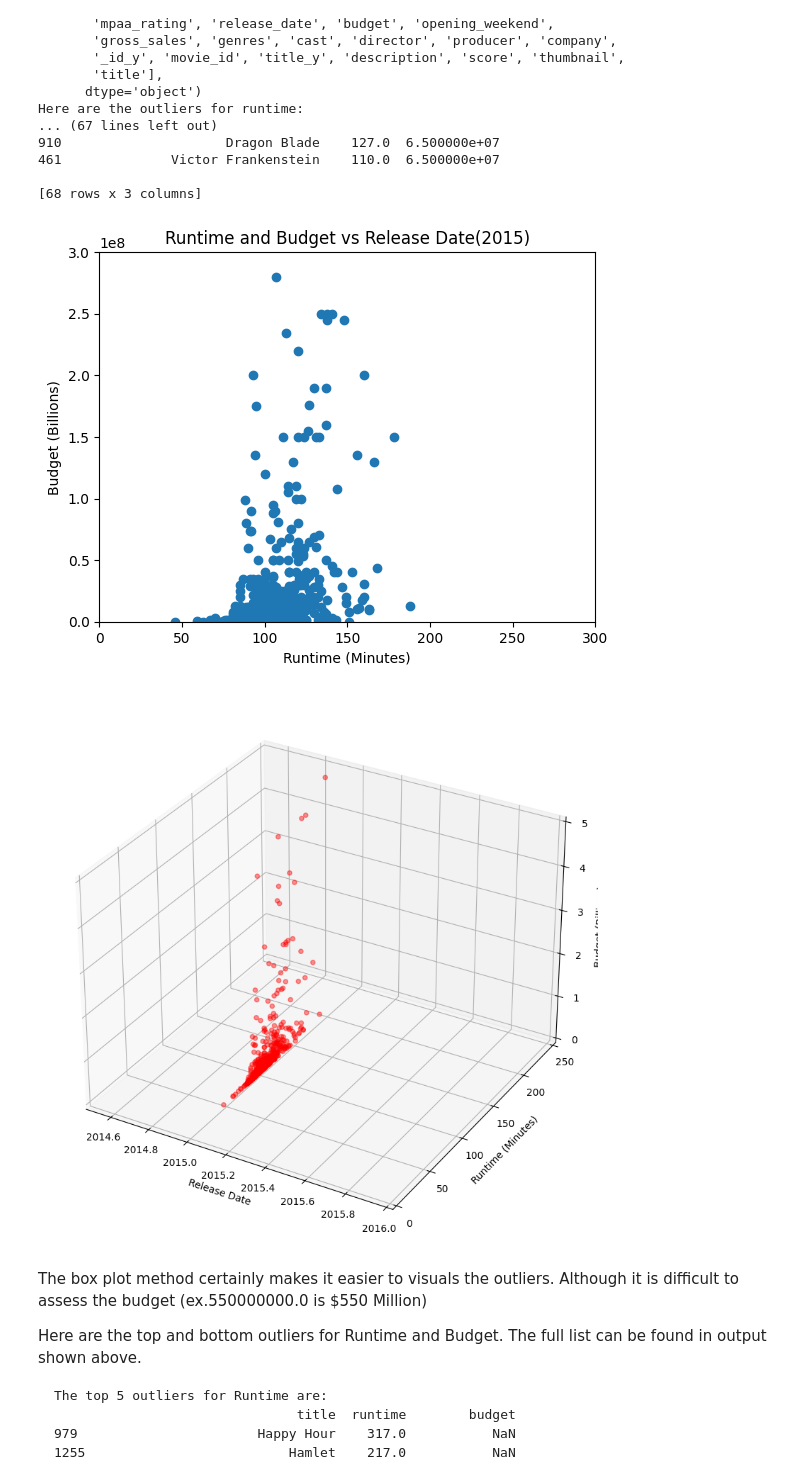
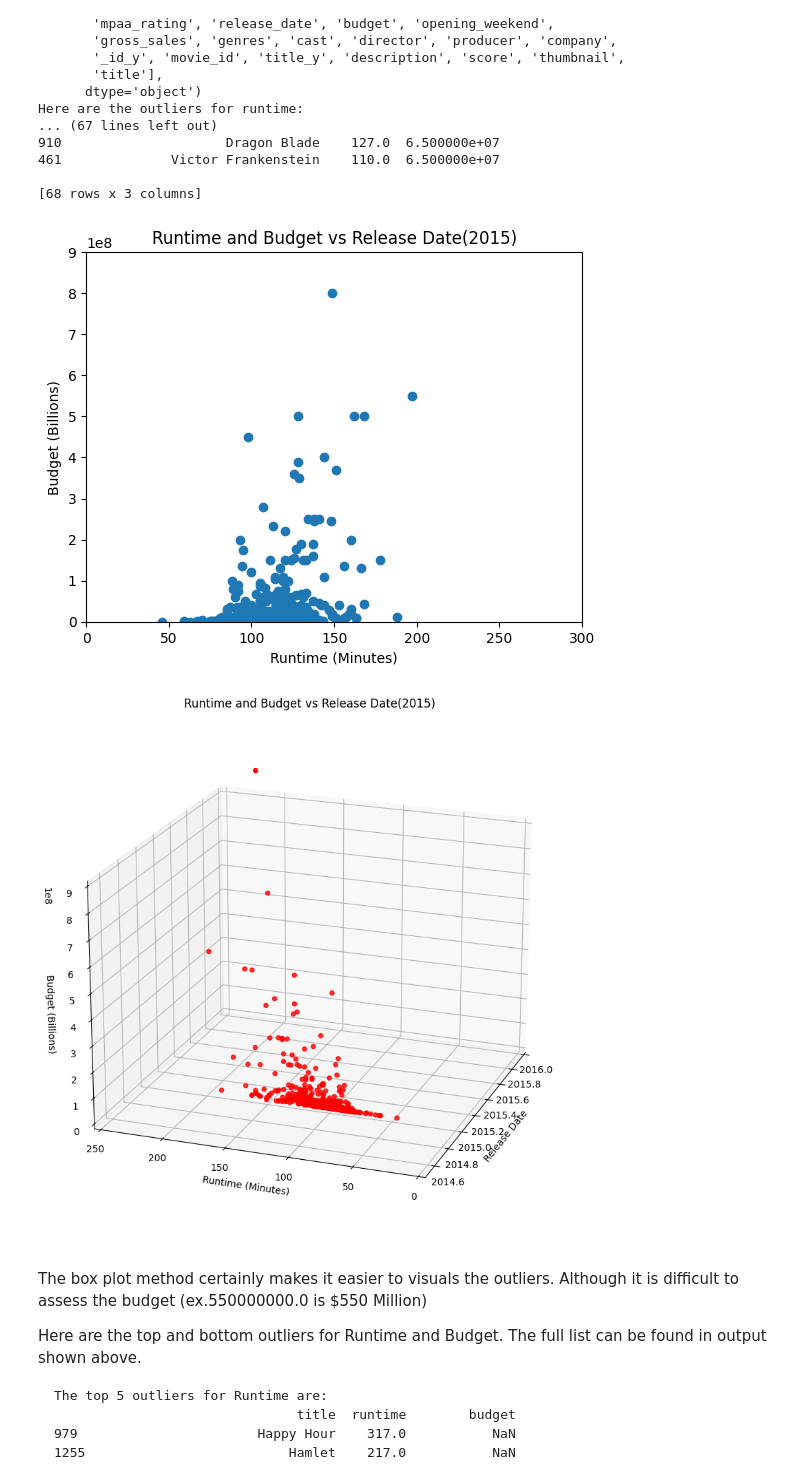
Before and after one commit to KaterynaTekmenzhi/MongoDB--Movies, a Jupyter notebook: DetectingOutliers.ipynb, the cells around one changed output. Saved outputs shown, nothing was run; the diff lists cells and outputs as text; code cells hidden in the pictures.

```diff
--- a/DetectingOutliers.ipynb
+++ b/DetectingOutliers.ipynb
@@ -171,12 +171,14 @@ import matplotlib.pyplot as plt
 
 # create a figure and axis
 fig, ax = plt.subplots()
-# create a scatter plot of budget vs runtime
-ax.scatter(mergedDF['runtime'], mergedDF['budget'])
+# create a scatter plot of budget vs runtime for movies released in 2015
+ax.scatter(mergedDF[mergedDF['release_date']==2015]['runtime'], mergedDF[mergedDF['release_date']==2015]['budget'])
+
+
 
 # scale the ranges of the axes
 ax.set_xlim(0, 300)
-ax.set_ylim(0, 300000000)
+ax.set_ylim(0, 900000000)
 
 # set a title and labels
 ax.set_title('Runtime and Budget vs Release Date(2015)')
@@ -186,38 +188,40 @@ ax.set_ylabel('Budget (Billions)')
 # show the plot
 plt.show()
 # %% [output]
-[figure, old version]
+[figure, new version]
 # %%
 # Create a 3d chart showing Runtime and Budget plotted against release date.
 from mpl_toolkits.mplot3d import Axes3D
 import numpy as np
 
-# create a figure and axis
+# create a figure and axis, make fig size fully visible
 fig = plt.figure(figsize=(10,10))
+
 ax = fig.add_subplot(111, projection='3d')
 
 # set the ranges of the x, y, and z axis
-plt.axis([2014.5, 2016, 0, 250, 0, 500000000])
+plt.axis([2014.5, 2016, 0, 250, 0, 900000000])
 
 # create variables for the x, y, and z axis, which are release date, runtime, and budget
 x = mergedDF.release_date
 y = mergedDF.runtime
 z = mergedDF.budget
 
 # create a scatter plot of budget vs runtime, and the release date is the year 2015
 ax.scatter(x, y, z, c='r', marker='o')
 
 # set the x, y, and z axis labels
+ax.set_title('Runtime and Budget vs Release Date(2015)')
 ax.set_xlabel('Release Date')
 ax.set_ylabel('Runtime (Minutes)')
 ax.set_zlabel('Budget (Billions)')
 
 # rotate the 3d plot a different way
-#ax.view_init(30, 185)
+ax.view_init(20, 200)
 
 plt.show()
 # %% [output]
-[figure, old version]
+[figure, new version]
 # %% [markdown]
 The box plot method certainly makes it easier to visuals the outliers. Although it is difficult to assess the budget (ex.550000000.0 is $550 Million)
 
```
